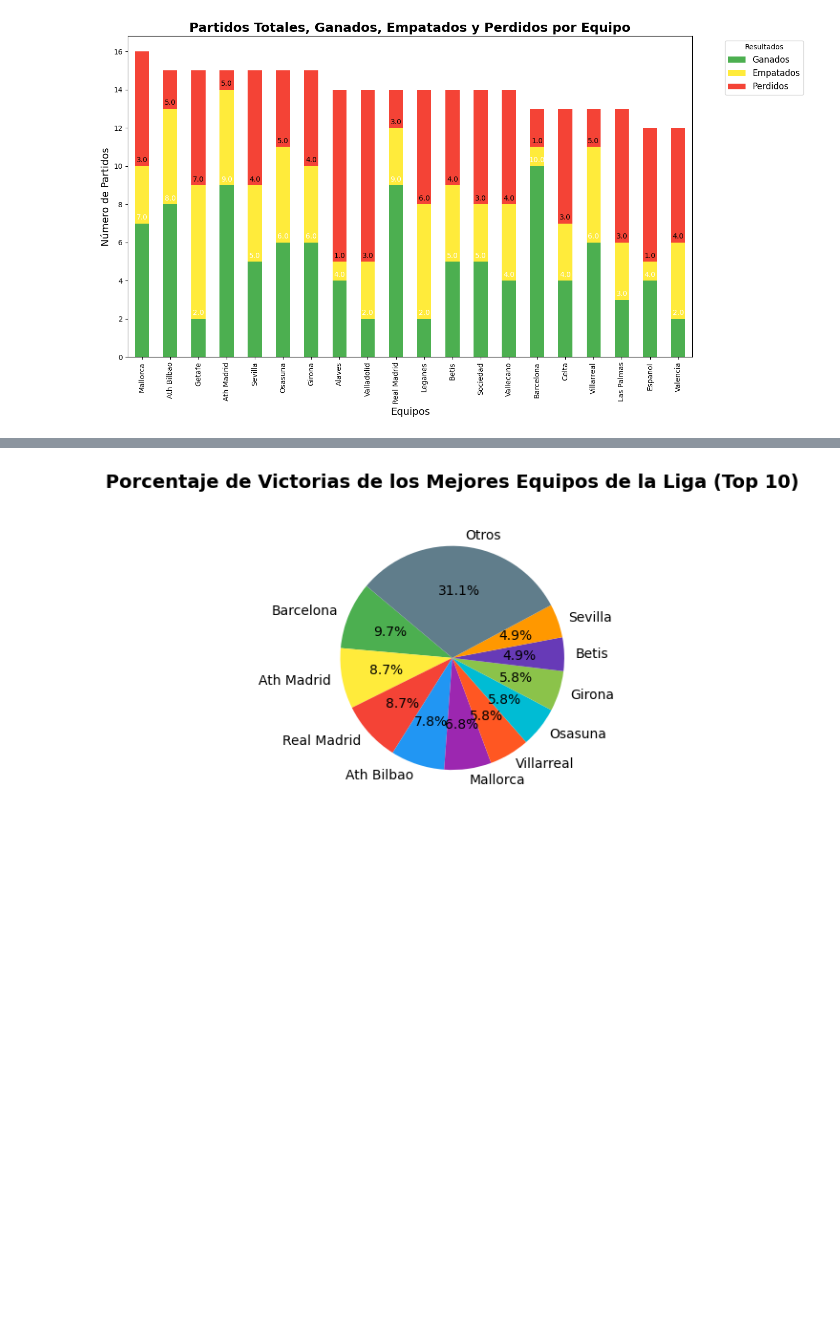
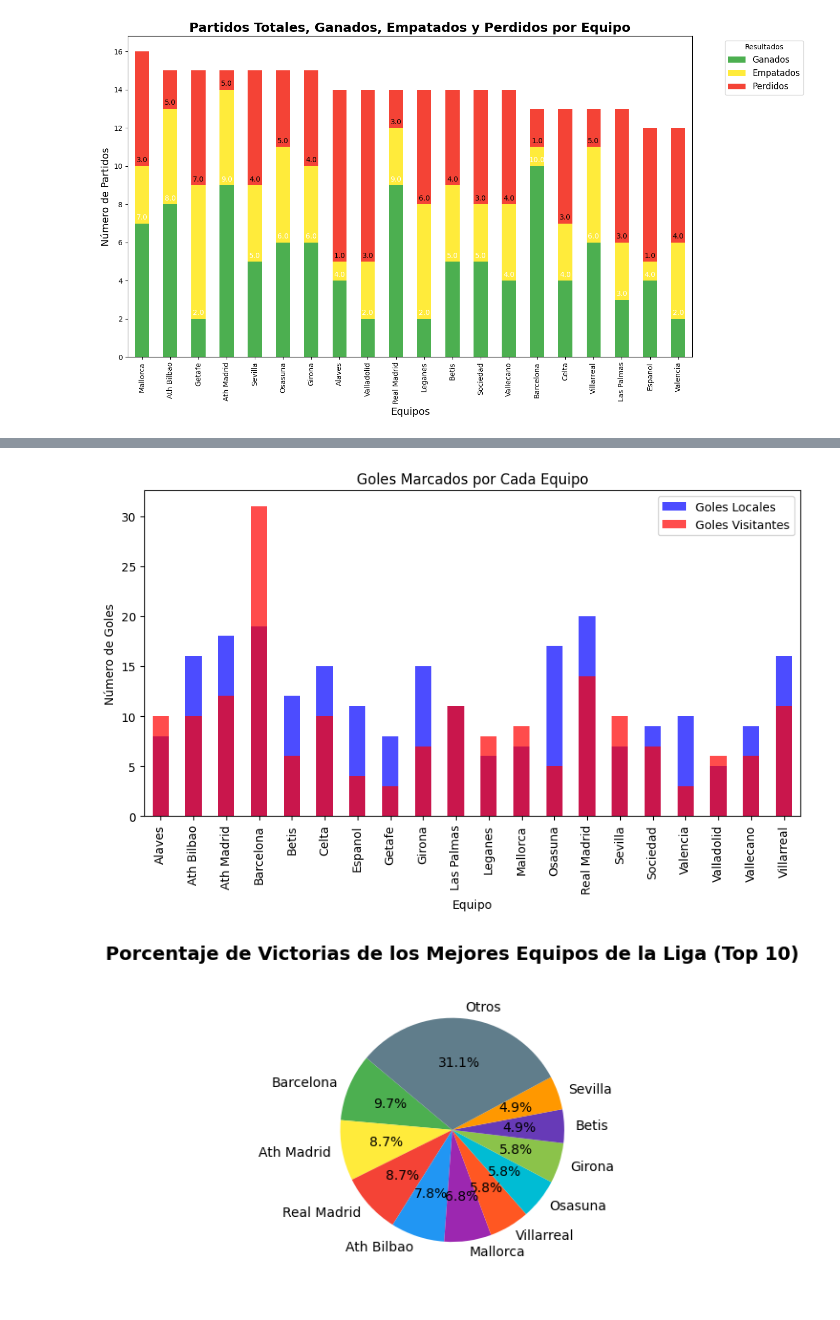
Before and after one commit to Angie-are/EDA_PRONOSTICOS, a Jupyter notebook: SRC/notebooks/EDA_Entrega.ipynb, the cells around one changed output, grey strips where cells are left out. Saved outputs shown, nothing was run; the diff lists cells and outputs as text; code cells hidden in the pictures; blank space fills up the shorter version.

```diff
--- a/SRC/notebooks/EDA_Entrega.ipynb
+++ b/SRC/notebooks/EDA_Entrega.ipynb
@@ -740,3 +788,21 @@ plt.show()
+# %%
+# Si quieres comparar los goles marcados por cada equipo, podemos agrupar los datos por equipos locales y visitantes, sumando los goles de cada uno.
+# Sumar los goles por equipo (locales y visitantes)
+home_goals = data.groupby('HomeTeam')['FTHG'].sum()
+away_goals = data.groupby('AwayTeam')['FTAG'].sum()
+
+# Crear un gráfico de barras para ver la cantidad de goles por equipo
+plt.figure(figsize=(10, 5))
+home_goals.plot(kind='bar', color='blue', alpha=0.7, label='Goles Locales')
+away_goals.plot(kind='bar', color='red', alpha=0.7, label='Goles Visitantes')
+plt.title('Goles Marcados por Cada Equipo')
+plt.xlabel('Equipo')
+plt.ylabel('Número de Goles')
+plt.legend()
+plt.xticks(rotation=90)
+plt.show()
+# %% [output]
+[figure, added]
 # %%
 # Filtrar los partidos jugados (donde 'FTR' no es nulo)
 partidos_jugados = df[df['FTR'].notnull()]
```
Also changed, not shown: parts of 5 cells of this notebook, 6 other files.
